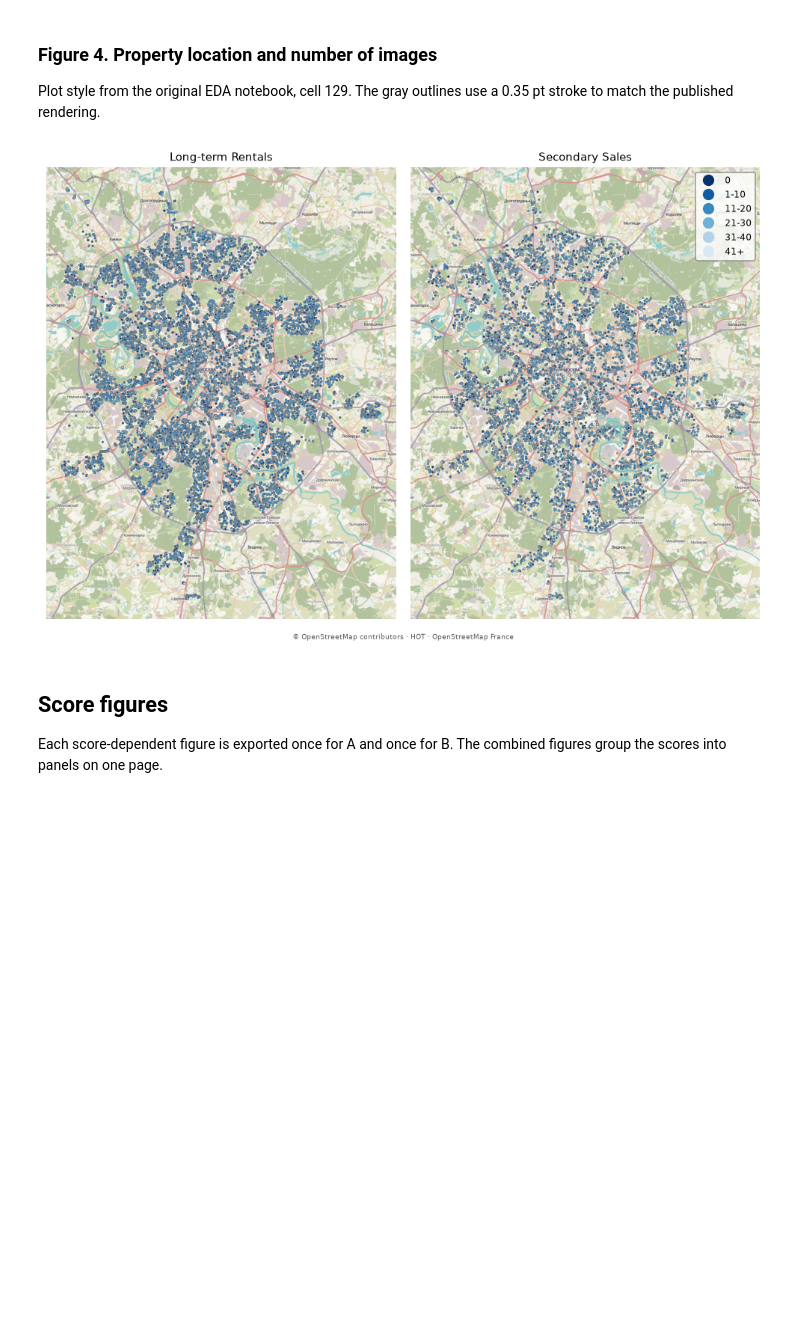
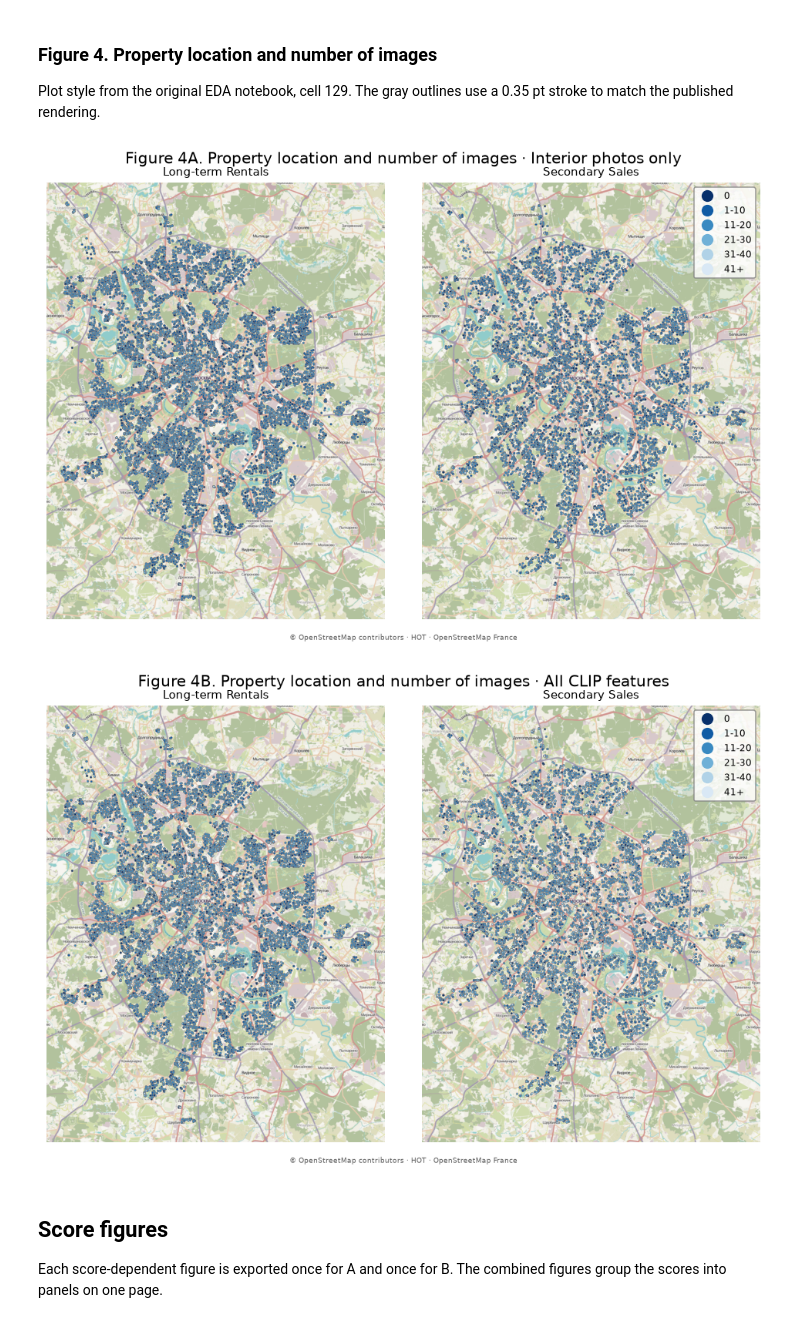
Before and after one commit to Karapsin/cian_clip_q_score, a Jupyter notebook: code/figures_and_tables/figures.ipynb, the cells around one changed output. Saved outputs shown, nothing was run; the diff lists cells and outputs as text; code cells hidden in the pictures; blank space fills up the shorter version.

```diff
--- a/code/figures_and_tables/figures.ipynb
+++ b/code/figures_and_tables/figures.ipynb
@@ -119,31 +124,35 @@ The gray outlines use a 0.35 pt stroke to match the published rendering.
 # %%
 import geopandas as gpd
 from matplotlib.colors import ListedColormap
 
 from utils.paper_plots import add_basemap
 
 points = gpd.GeoDataFrame(
     listings, geometry=gpd.points_from_xy(listings["lng"], listings["lat"]), crs=4326,
 ).to_crs(3857)
 cmap = ListedColormap(plt.get_cmap("Blues_r")(np.linspace(0, 0.85, 256)))
 missing = {"color": "lightgrey", "edgecolor": "red", "hatch": "///", "label": "Missing values"}
 
-fig, axes = plt.subplots(1, 2, figsize=(9, 6))
-for ax, (market, title) in zip(axes, MARKETS.items()):
-    data = points.loc[points["deal_type"].eq(market)]
-    data.plot(column="link_num_categ", categorical=True, cmap=cmap, ax=ax,
-              markersize=3, linewidth=0.35, edgecolor="0.5", legend=ax is axes[1],
-              legend_kwds={"fontsize": 8, "edgecolor": "gray"},
-              missing_kwds=missing, rasterized=True)
-    add_basemap(ax, figure_assets / "moscow_humanitarian.png")
-    ax.set_title(title, fontsize=10)
-    ax.set_axis_off()
-fig.text(0.5, 0.02, "© OpenStreetMap contributors · HOT · OpenStreetMap France",
-         ha="center", fontsize=6, color="0.35")
-fig.tight_layout(rect=(0, 0.035, 1, 1))
-save_figure(fig, figures_dir, "04", dpi=400)
+for variant, label in VARIANT_TITLES.items():
+    scoped = listings_for_variant(points, variant)
+    fig, axes = plt.subplots(1, 2, figsize=(9, 6))
+    for ax, (market, title) in zip(axes, MARKETS.items()):
+        data = scoped.loc[scoped["deal_type"].eq(market)]
+        data.plot(column="link_num_categ", categorical=True, cmap=cmap, ax=ax,
+                  markersize=3, linewidth=0.35, edgecolor="0.5", legend=ax is axes[1],
+                  legend_kwds={"fontsize": 8, "edgecolor": "gray"},
+                  missing_kwds=missing, rasterized=True)
+        add_basemap(ax, figure_assets / "moscow_humanitarian.png")
+        ax.set_title(title, fontsize=10)
+        ax.set_axis_off()
+    fig.suptitle(f"Figure 4{variant}. {FIGURE_TITLES['04']} · {label}", fontsize=13)
+    fig.text(0.5, 0.02, "© OpenStreetMap contributors · HOT · OpenStreetMap France",
+             ha="center", fontsize=6, color="0.35")
+    fig.tight_layout(rect=(0, 0.035, 1, 1))
+    save_figure(fig, figures_dir, f"04_{variant}", dpi=400)
 # %% [output]
-[figure, old version]
+[figure, new version]
+[figure, added]
 # %% [markdown]
 ## Score figures
 
```
Also changed, not shown: parts of 4 cells of this notebook, 53 other files.
